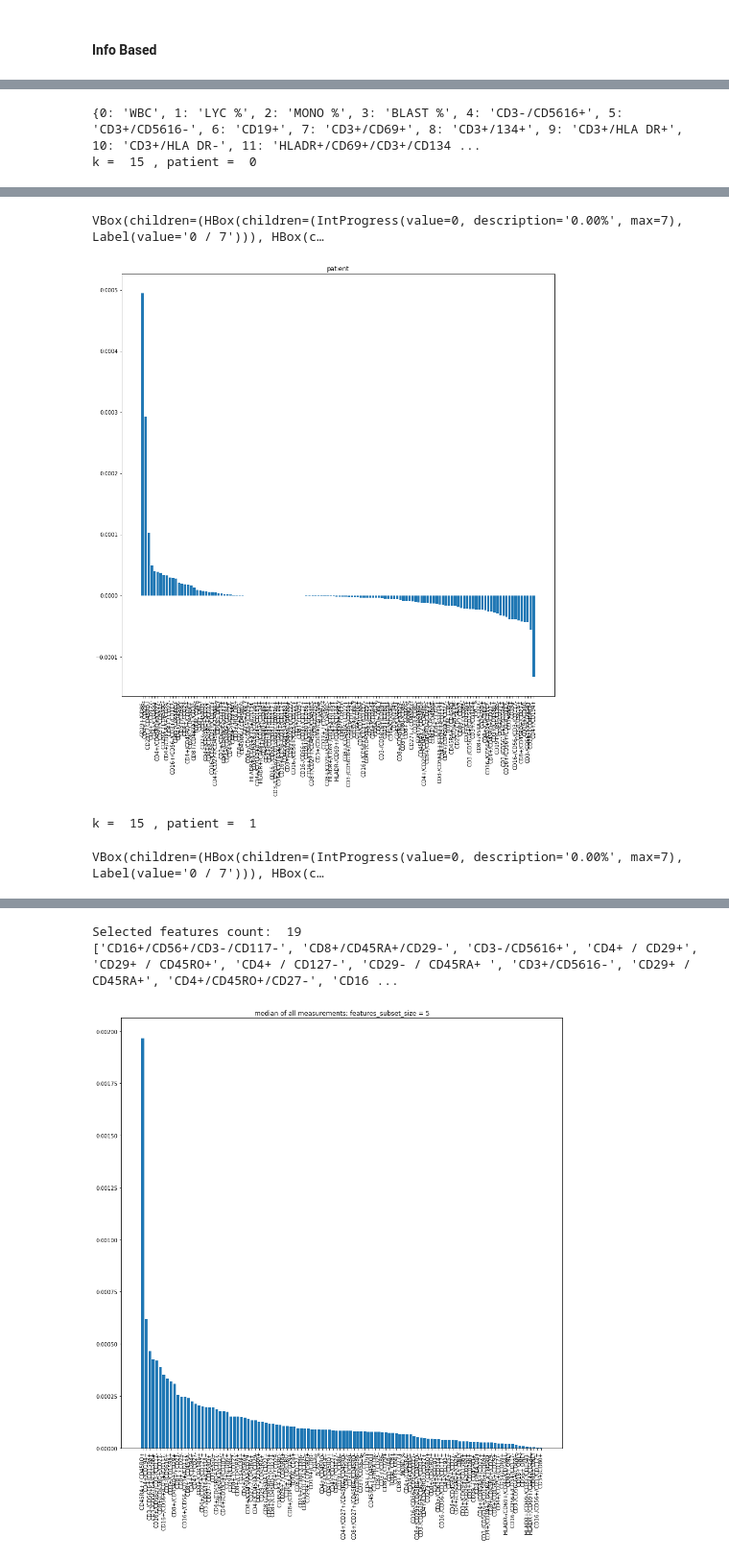
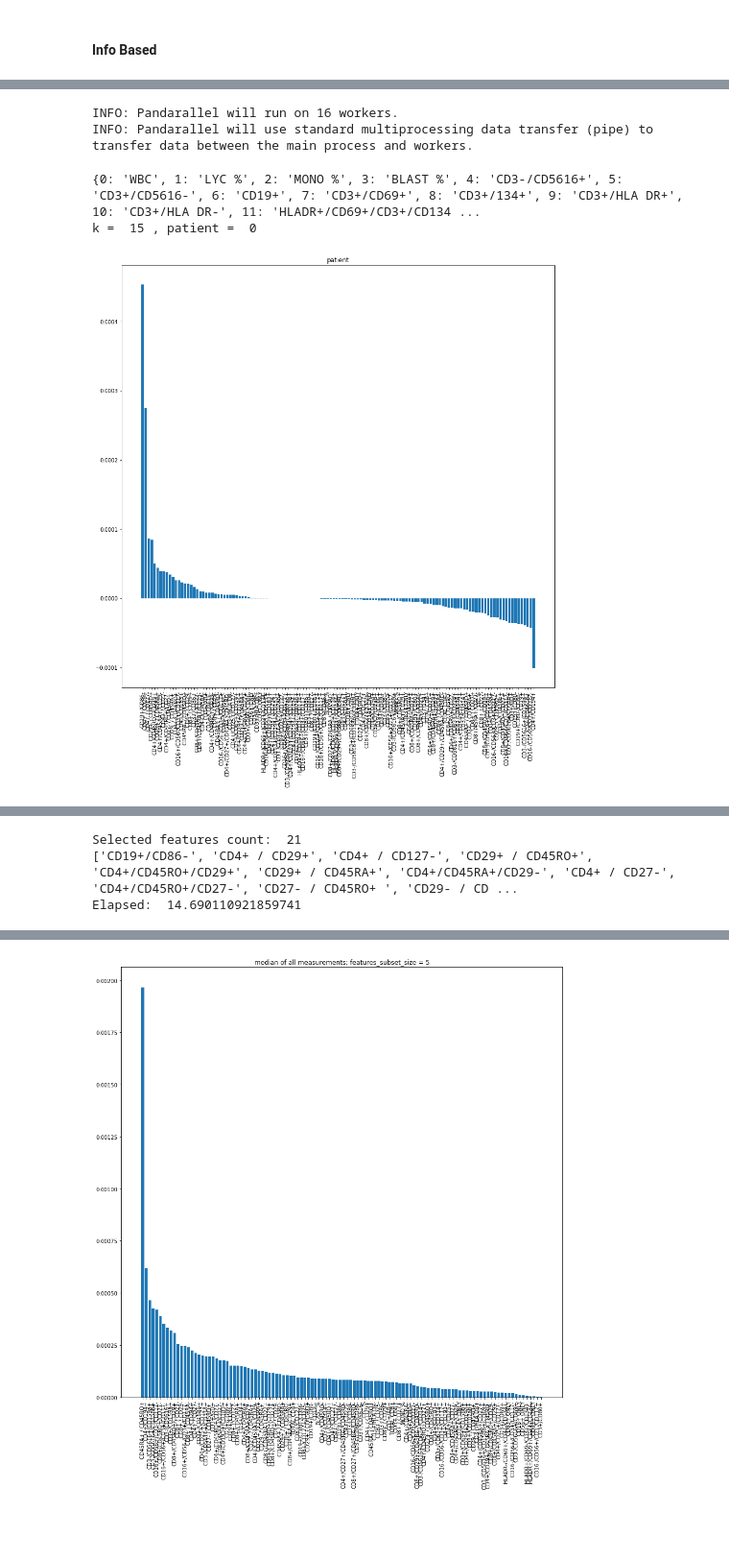
Before and after one commit to pszemkor/FSTool, a Jupyter notebook: PrometheusNotebook/FeatureSelectionNotebook-INFO_BASED.ipynb, the cells around one changed output, grey strips where cells are left out. Shown at 96% size. Saved outputs shown, nothing was run; the diff lists cells and outputs as text; code cells hidden in the pictures; blank space fills up the shorter version.

```diff
--- a/PrometheusNotebook/FeatureSelectionNotebook-INFO_BASED.ipynb
+++ b/PrometheusNotebook/FeatureSelectionNotebook-INFO_BASED.ipynb
@@ -24,7 +24,7 @@ import csv
 # %% [markdown]
 #### Info Based
 # %%
-def iind(matrix, alpha = .5):
+def iind(matrix, alpha = 0.5):
     p = alpha
     matrix = matrix[matrix.sum(axis = 1) > 0.0]
     s = matrix.values.sum()
@@ -125,0 +115,19 @@ INFO: Pandarallel will use standard multiprocessing data transfer (pipe) to tran
+# %%
+m = pd.read_csv("../data/healthy/male.csv")
+m2 = pd.read_csv("../data/healthy/female.csv")
+
+# m = pd.read_csv("../data/fake/fake_male.csv", sep=';')
+# m2 = pd.read_csv("../data/fake/fake_female.csv", sep=';')
+
+print(m)
+print(m.columns)
+
+# #remove ABS from dataset
+cols = [c for c in m.columns if c.lower()[:3] != 'abs']
+df=df[cols]
+
+df = df[df.select_dtypes([np.number]).columns].dropna(axis='columns')
+non_na_features = list(df)
+
+m = m[non_na_features]
+m2 = m2[non_na_features]
@@ -126 +153,7 @@ INFO: Pandarallel will use standard multiprocessing data transfer (pipe) to tran
+# %%
+iters = 1000
+pandarallel.initialize(progress_bar=False)
+# %% [output]
+INFO: Pandarallel will run on 16 workers.
+INFO: Pandarallel will use standard multiprocessing data transfer (pipe) to transfer data between the main process and workers.
 # %%
@@ -164,10 +199,10 @@ def collect_ind_to_name(m):
 # %%
-# SUBSETS_SIZES = [5,10,20,30]
-# PATIENTS_COUNT =  m.shape[0]
-PATIENTS_COUNT = 2
+##### VALID CODE ########
+PATIENTS_COUNT = 1
 SUBSETS_SIZES = [15]
 FEATURES_COUNT = m.shape[1]
 
+start = time.time()
 for features_subset_size in SUBSETS_SIZES:
     feature_ind_to_name = collect_ind_to_name(m)
 
@@ -177,32 +212,35 @@ for features_subset_size in SUBSETS_SIZES:
         # perform FS algorithm
         print("k = ", features_subset_size, ", patient = ", patient_ind)
         d = pd.DataFrame(-1, index=np.arange(2*features_subset_size), columns=[i+1 for i in range(iters)])
         d = d.transpose()
         d = d.parallel_apply(lambda col: func_(col, m, m2, FEATURES_COUNT, patient_ind, features_subset_size), axis=1)
 
         # collect results
         feature_ind_vals = defaultdict(list)
-        d.apply(lambda row: collect_statistics(row,feature_ind_vals, features_subset_size));
+        d.apply(lambda row: collect_statistics(row,feature_ind_vals, features_subset_size))
         feature_median = get_score(feature_ind_vals, feature_ind_to_name, all_measurements)
-        save_feats(features_subset_size, patient_ind, [(k,v) for k,v in feature_median.items()] )
+#         save_feats(features_subset_size, patient_ind, [(k,v) for k,v in feature_median.items()] )
 
     all_measurements_medians = dict()
     for feature_ind, vals in all_measurements.items():
         median = np.median(vals)
         if median > 0 and median != np.inf:
             all_measurements_medians[feature_ind] = median
 
     selected_fs, iind_val = plot_dict(all_measurements_medians, feature_ind_to_name, "median of all measurements; features_subset_size = " + str(features_subset_size))
     iind_median = np.median(iind_val)
     selected_fs_reduced = list(map(lambda x: x[0],filter(lambda x: x[1] >= iind_median, zip(selected_fs, iind_val))))
 
     if selected_fs_reduced:
         print("Selected features count: ", len(selected_fs_reduced))
         print(selected_fs_reduced)
 #         df_selected = df[selected_fs_reduced]
 #         test_classifiers(df_selected, labels)
     else:
         print("selected_fs_reduced was empty for k = ", features_subset_size)
+end = time.time()
+print('Elapsed: ', end - start)
 # %% [output]
 {0: 'WBC', 1: 'LYC %', 2: 'MONO %', 3: 'BLAST %', 4: 'CD3-/CD5616+', 5: 'CD3+/CD5616-', 6: 'CD19+', 7: 'CD3+/CD69+', 8: 'CD3+/134+', 9: 'CD3+/HLA DR+', 10: 'CD3+/HLA DR-', 11: 'HLADR+/CD69+/CD3+/CD134 ...
 k =  15 , patient =  0
+[figure, new version]
@@ -209,4 +248,3 @@ k =  15 , patient =  0
-VBox(children=(HBox(children=(IntProgress(value=0, description='0.00%', max=7), Label(value='0 / 7'))), HBox(c…
+Selected features count:  21
+['CD19+/CD86-', 'CD4+ / CD29+', 'CD4+ / CD127-', 'CD29+ / CD45RO+', 'CD4+/CD45RO+/CD29+', 'CD29+ / CD45RA+', 'CD4+/CD45RA+/CD29-', 'CD4+ / CD27-', 'CD4+/CD45RO+/CD27-', 'CD27- / CD45RO+ ', 'CD29- / CD ...
+Elapsed:  14.690110921859741
-[figure, old version]
-k =  15 , patient =  1
-VBox(children=(HBox(children=(IntProgress(value=0, description='0.00%', max=7), Label(value='0 / 7'))), HBox(c…
@@ -215,5 +251,3 @@ VBox(children=(HBox(children=(IntProgress(value=0, description='0.00%', max=7),
-Selected features count:  19
-['CD16+/CD56+/CD3-/CD117-', 'CD8+/CD45RA+/CD29-', 'CD3-/CD5616+', 'CD4+ / CD29+', 'CD29+ / CD45RO+', 'CD4+ / CD127-', 'CD29- / CD45RA+ ', 'CD3+/CD5616-', 'CD29+ / CD45RA+', 'CD4+/CD45RO+/CD27-', 'CD16 ...
 # %%
 ### READ RESULTS FROM PREVIOUS PROCESSINGS
 k = 5
```
Also changed, not shown: parts of 14 cells of this notebook, 3 other files.
